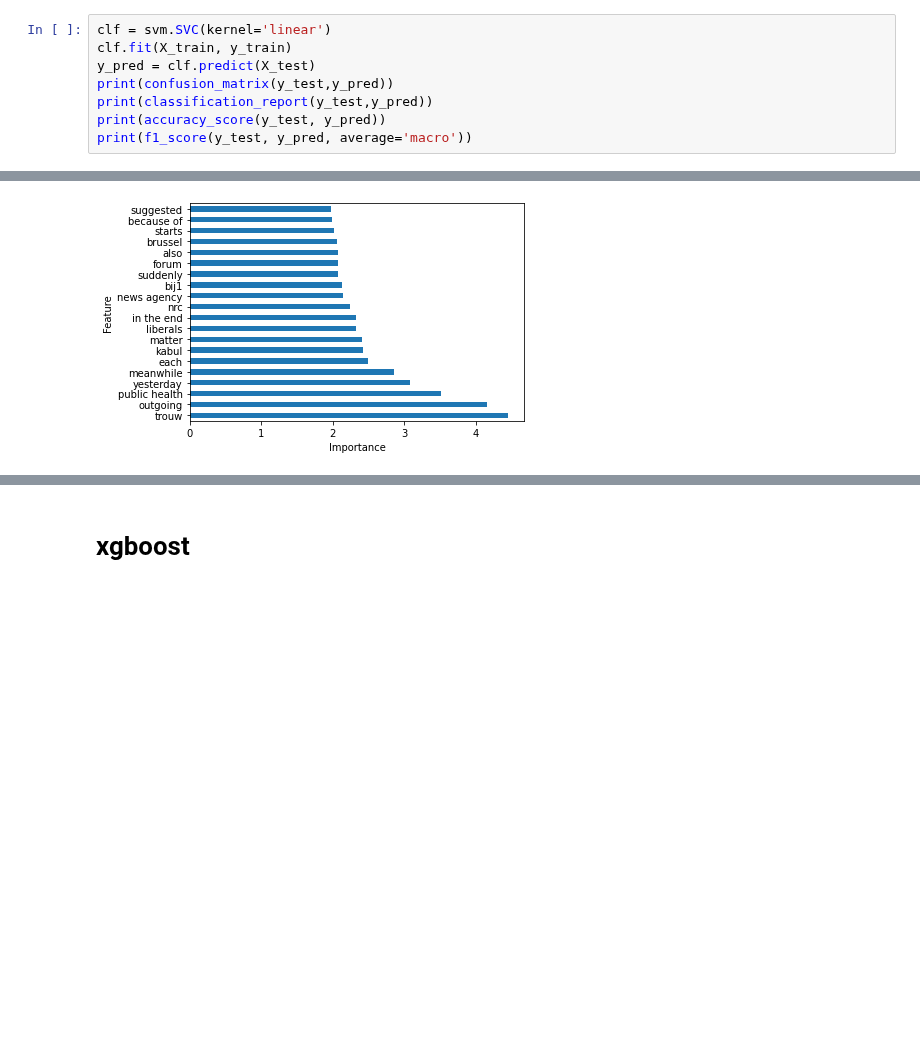
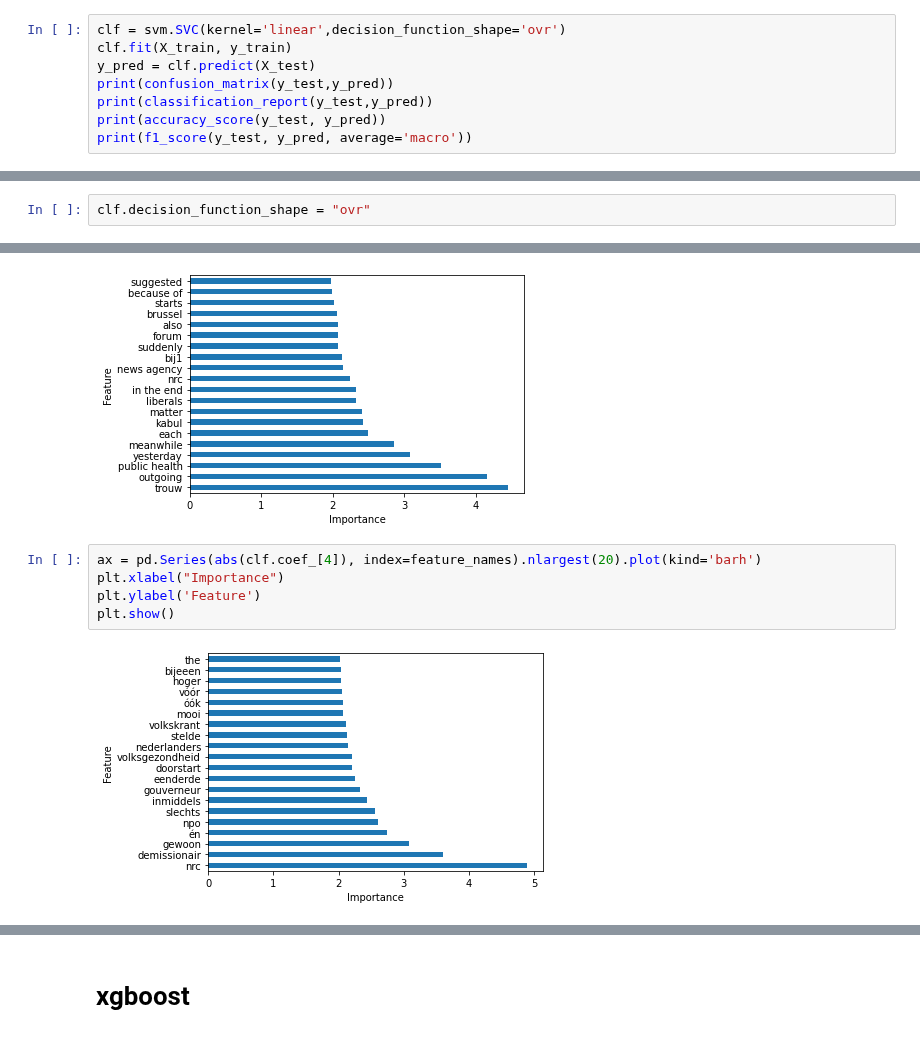
Before and after one commit to Chris-Congleton/MSc-Thesis, a Jupyter notebook: Analysis/2021_SourceClassification.ipynb, the cells around one changed output, grey strips where cells are left out. Drawn from its saved outputs; the diff is of its cells as text; blank space fills up the shorter version.

```diff
--- a/Analysis/2021_SourceClassification.ipynb
+++ b/Analysis/2021_SourceClassification.ipynb
@@ -310,7 +310,7 @@ print(text_representation)
 # %%
 from sklearn import svm
 # %%
-clf = svm.SVC(kernel='linear')
+clf = svm.SVC(kernel='linear',decision_function_shape='ovr')
 clf.fit(X_train, y_train)
 y_pred = clf.predict(X_test)
 print(confusion_matrix(y_test,y_pred))
@@ -353,3 +357,5 @@ print(clf.classes_)
+# %%
+clf.decision_function_shape = "ovr"
 # %%
 print(feature_names)
 # %% [output]
@@ -431,3 +437,10 @@ plt.ylabel('Feature')
 plt.show()
 # %% [output]
 [figure]
+# %%
+ax = pd.Series(abs(clf.coef_[4]), index=feature_names).nlargest(20).plot(kind='barh')
+plt.xlabel("Importance")
+plt.ylabel('Feature')
+plt.show()
+# %% [output]
+[figure, added]
```
Also changed, not shown: parts of 3 cells of this notebook.
